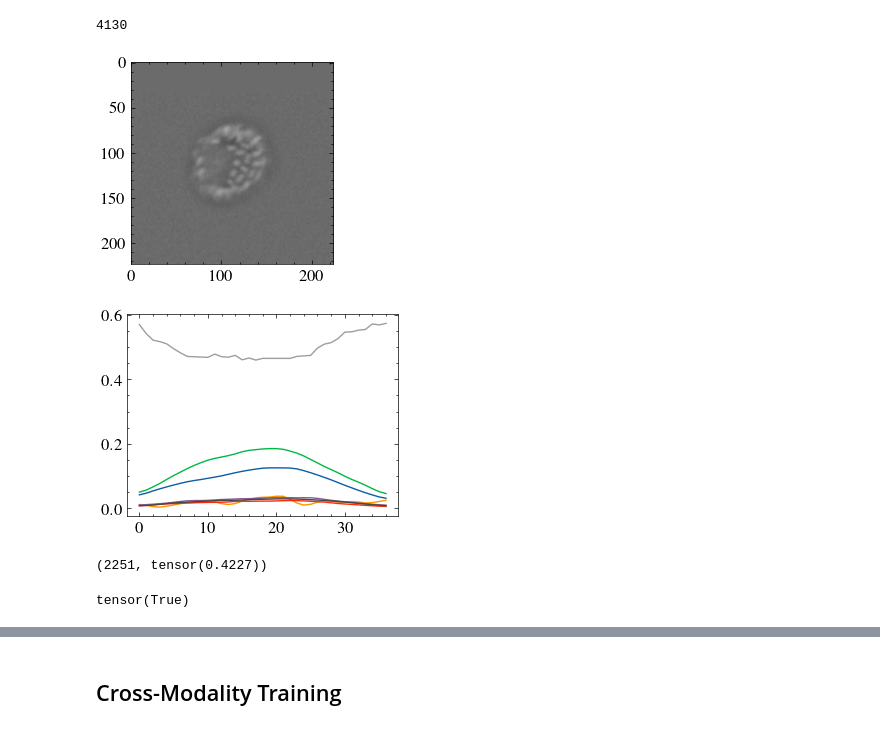
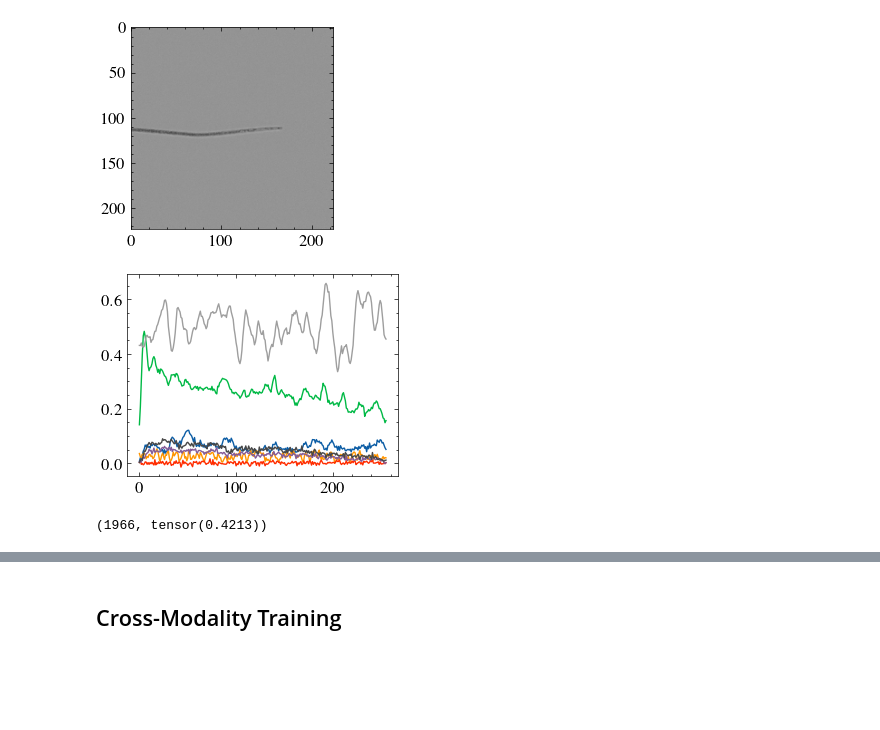
Before and after one commit to imveikka/multimodal_plankton_recognition, a Jupyter notebook: sandbox.ipynb, the cells around one changed output, grey strips where cells are left out. Drawn from its saved outputs; the diff is of its cells as text; code cells hidden in the pictures; blank space fills up the shorter version.

```diff
--- a/sandbox.ipynb
+++ b/sandbox.ipynb
@@ -39,7 +39,7 @@ plt.rcParams.update({
 })
 # %%
 data_path = Path('./data/CytoSense')
-annotation_file = 'test_5.csv'
+annotation_file = 'train_5.csv'
 
 
 image_transforms = ImageTransforms()
@@ -48,32 +48,17 @@ signal_transforms = SignalTransforms(max_len=512)
 dataset = MultiSet(data_path=data_path, annotation_file=annotation_file,
                    image_transforms=image_transforms, image_size=(224, 224),
                    signal_transforms=signal_transforms)
-# %%
-len(dataset)
-# %% [output]
-4130
 # %%
-ix = 3000
+ix = 0
 
 image, signal, y = dataset[ix]
 
-plt.imshow(1 - image.permute(1, 2, 0))
+plt.imshow(image.permute(1, 2, 0))
 plt.show()
 plt.plot(signal)
 plt.show()
 dataset.X[ix], (1 - image).mean()
 # %% [output]
-[figure, old version]
+[figure, new version]
-[figure, old version]
+[figure, new version]
-(2251, tensor(0.4227))
+(1966, tensor(0.4213))
-# %%
-from torchvision.transforms import v2
-image.unsqueeze_(0)
-
-image = v2.functional.normalize(image, [0.4], [0.225])
-
-image.squeeze_(0)
-
-(image[0] == image[1]).all()
-# %% [output]
-tensor(True)
```
Also changed, not shown: parts of 23 cells of this notebook, 2 other files.
